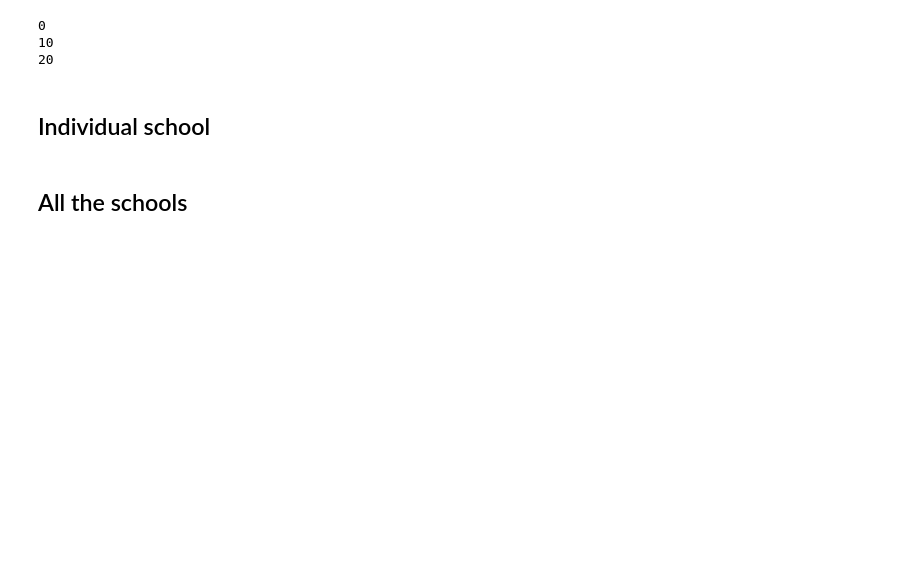
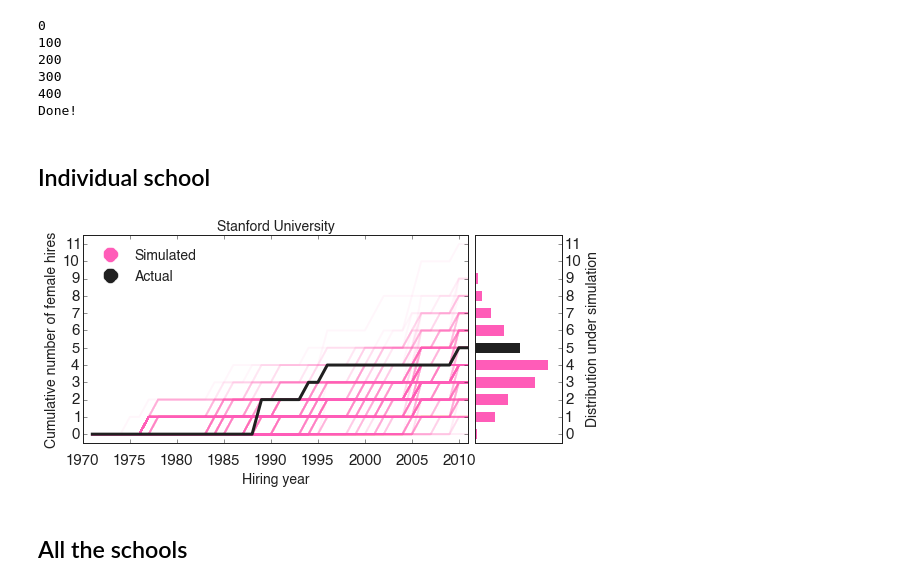
Before and after one commit to samfway/faculty_hiring, a Jupyter notebook: notebooks/Trajectories.ipynb, the cells around one changed output. Drawn from its saved outputs; the diff is of its cells as text; code cells hidden in the pictures; blank space fills up the shorter version.

```diff
--- a/notebooks/Trajectories.ipynb
+++ b/notebooks/Trajectories.ipynb
@@ -28,7 +28,9 @@ inst_file = '/Users/samway/Documents/Work/ClausetLab/projects/faculty_hiring/dat
 dblp_dir = '/Users/samway/Documents/Work/ClausetLab/projects/faculty_hiring/data/profiles_DBLP_all/'
 gs_dir = '/Users/samway/Documents/Work/ClausetLab/projects/faculty_hiring/data/profiles_GS_all/'
 
-figures_dir = '/Users/samway/Documents/Work/ClausetLab/projects/faculty_hiring/notebooks/figures/trajectories/'
+figures_dir = '/Users/samway/Documents/Work/ClausetLab/projects/faculty_hiring/notebooks/figures/'
+traj_figures_dir = '/Users/samway/Documents/Work/ClausetLab/projects/faculty_hiring/notebooks/figures/trajectories/'
+FEMALE_COLOR = np.array([0.40254901960784313, 0.75274509803921569, 0.50254901960784313])
 # %%
 inst = institution_parser.parse_institution_records(open(inst_file))
 candidate_pools, job_pools, job_ranks, year_range = load.load_assistant_prof_pools(open(faculty_file),
@@ -42,8 +45,21 @@ model_weights = np.array([33.50515855,-115.91673249,-91.18207735,10.74285411,40.
 model = SigmoidModel(prob_function='all', weights=model_weights)
 simulator = SimulationEngine(candidate_pools, job_pools, job_ranks, inst, model)
+# %%
+opportunities_per_year = {school:np.zeros(num_rounds) for school in inst}
+
+for i, pool in enumerate(candidate_pools):
+    women_in_pool = 0
+    for person, rank in pool:
+        if person.is_female:
+            women_in_pool += 1
+
+    for person, rank in pool:
+        if person.first_asst_job_location in opportunities_per_year:
+            if opportunities_per_year[person.first_asst_job_location][i] < women_in_pool:
+                opportunities_per_year[person.first_asst_job_location][i] += 1
 # %%
 num_rounds = len(hires)
-num_iterations = 100
+num_iterations = 500
 women_per_year = {school:np.zeros((num_iterations, num_rounds)) for school in inst}
 actual_women_per_year = {school:np.zeros(num_rounds) for school in inst}
 
@@ -53,7 +69,7 @@ for i, pool in enumerate(candidate_pools):
             actual_women_per_year[person.first_asst_job_location][i] += 1
 
 for t in xrange(num_iterations):
-    if t % 10 == 0:
+    if t % 100 == 0:
         print t
     hires = simulator.generate_network(one_list=False)  # one_list=False keeps things separated by year!
     for r, hiring_round in enumerate(hires):
@@ -64,5 +80,8 @@ for t in xrange(num_iterations):
 print 'Done!'
 # %% [output]
 0
-10
-20
+100
+200
+300
+400
+Done!
@@ -122,2 +146,10 @@ for i in xrange(2):
+# %%
+school = 'Stanford University'
+
+fig, ax1 = plt.subplots(figsize=(8,4))
+make_trajectory_plot(ax1, school)
+plt.show()
+# %% [output]
+[figure, added]
 # %% [markdown]
 ## All the schools
```
Also changed, not shown: parts of 18 cells of this notebook, 6 other files.
